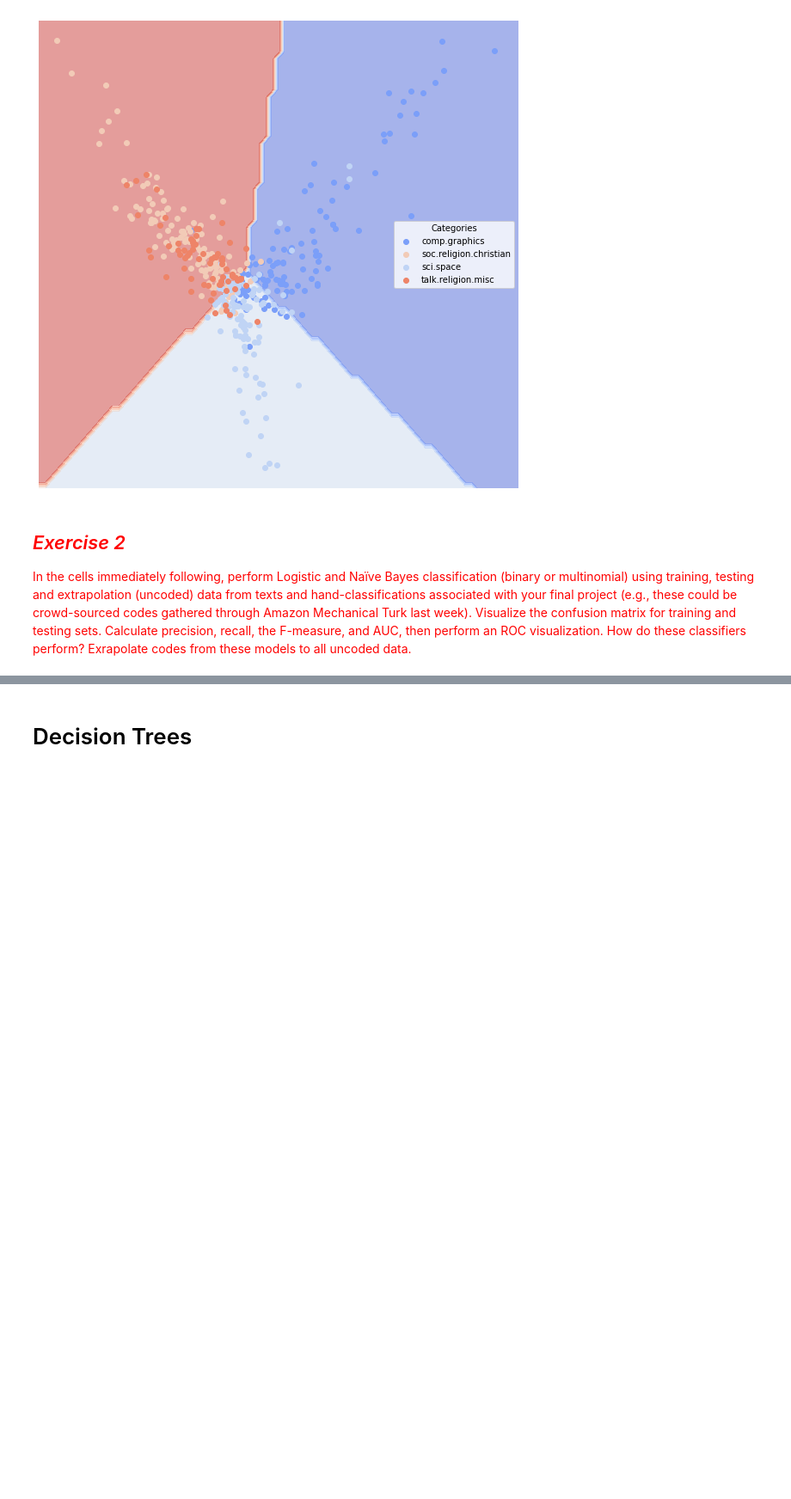
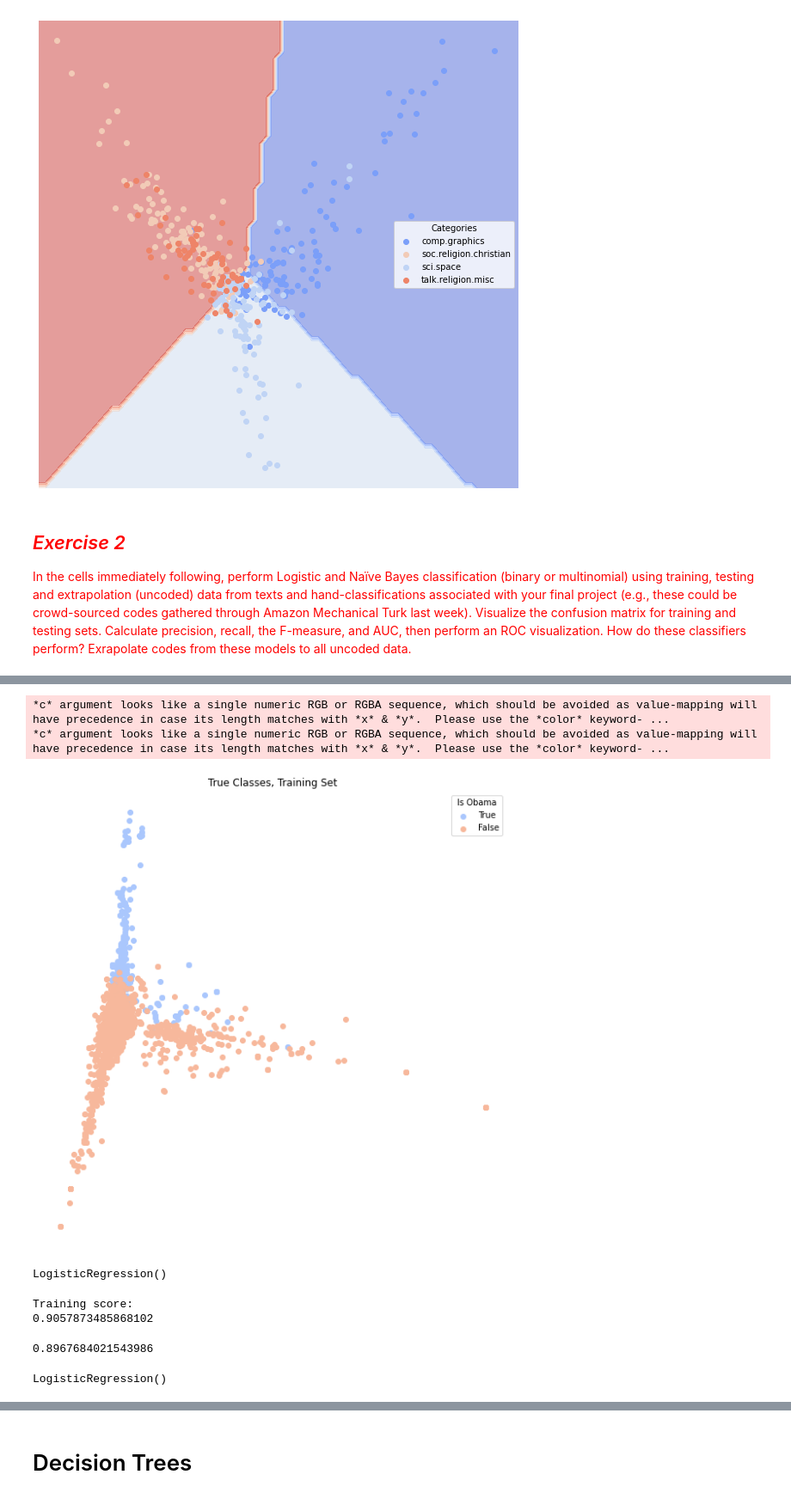
Before and after one commit to Raychanan/Homework-Notebooks, a Jupyter notebook: week-4/4-Classification-HW_SUBMIT.ipynb, the cells around one changed output, grey strips where cells are left out. Shown at 86% size. Cells and saved outputs as stored; diff of their text form; code cells hidden in the pictures; blank space fills up the shorter version.

```diff
--- a/week-4/4-Classification-HW_SUBMIT.ipynb
+++ b/week-4/4-Classification-HW_SUBMIT.ipynb
@@ -846,0 +1390,5 @@ lucem_illud.plotregions(MultinomialNB_ng, test_ng_df)
+# %%
+TFVectorizer = sklearn.feature_extraction.text.TfidfVectorizer(max_df=100, min_df=2, stop_words='english', norm='l2')
+TFVects = TFVectorizer.fit_transform(train_data_df['Messages'])
+# %%
+train_data_df['vect'] = [np.array(v).flatten() for v in TFVects.todense()]
@@ -846,0 +1398,25 @@ lucem_illud.plotregions(MultinomialNB_ng, test_ng_df)
+# %%
+pca = sklearn.decomposition.PCA()
+reduced_data = pca.fit_transform(np.stack(train_data_df['vect'], axis=0))
+# %%
+train_data_df['pca'] = [r for r in reduced_data]
+# %%
+fig, ax = plt.subplots(figsize = (10,10))
+ax.axis('off')
+pallet = seaborn.color_palette(palette='coolwarm', n_colors = 2)
+
+#Plot Spam
+a = np.stack(train_data_df[train_data_df['category']]['pca'])
+ax.scatter(a[:,0], a[:, 1], c = pallet[0], label = "True")
+
+#Plot not Spam
+a = np.stack(train_data_df[train_data_df['category'].eq(False)]['pca'])
+ax.scatter(a[:,0], a[:, 1], c = pallet[1], label = "False")
+
+ax.legend(loc = 'upper right', title = 'Is Obama')
+plt.title('True Classes, Training Set')
+plt.show()
+# %% [output]
+*c* argument looks like a single numeric RGB or RGBA sequence, which should be avoided as value-mapping will have precedence in case its length matches with *x* & *y*.  Please use the *color* keyword- ...
+*c* argument looks like a single numeric RGB or RGBA sequence, which should be avoided as value-mapping will have precedence in case its length matches with *x* & *y*.  Please use the *color* keyword- ...
+[figure, added]
@@ -846,0 +1426,6 @@ lucem_illud.plotregions(MultinomialNB_ng, test_ng_df)
+# %%
+# Fit a logistic regression to our data (after PCA)!
+logistic = sklearn.linear_model.LogisticRegression()
+logistic.fit(np.stack(train_data_df['pca_reduced_10'], axis=0), train_data_df['category'])
+# %% [output]
+LogisticRegression()
@@ -846,0 +1434,11 @@ lucem_illud.plotregions(MultinomialNB_ng, test_ng_df)
+# %%
+# Predict
+
+train_data_df['nb_predict'] = logistic.predict(np.stack(train_data_df['pca_reduced_10'], axis=0))
+print("Training score:")
+print(logistic.score(np.stack(train_data_df['pca_reduced_10'], axis=0), train_data_df['category']))
+
+# Good result, but less perfect than other methods demonstrated later
+# %% [output]
+Training score:
+0.9057873485868102
@@ -846,0 +1447,26 @@ lucem_illud.plotregions(MultinomialNB_ng, test_ng_df)
+# %%
+#Create vectors
+TFVects_test = TFVectorizer.transform(test_data_df['Messages'])
+test_data_df['vect'] = [np.array(v).flatten() for v in TFVects_test.todense()]
+
+#PCA
+reduced_data_test = pca.transform(np.stack(test_data_df['vect'], axis=0))
+test_data_df['pca'] = [r for r in reduced_data_test]
+test_data_df['pca_reduced_10'] = test_data_df['pca'].apply(lambda x: x[:10])
+
+#Test
+logistic.score(np.stack(test_data_df['pca_reduced_10'], axis=0), test_data_df['category'])
+
+
+# the mean accuracy is only about 89.67 !!
+# pretty good!
+# %% [output]
+0.8967684021543986
+# %%
+# Now, add penalty to the logistics regression
+# The result is a model retaining only the most individually significant features.
+
+logistic_l1= sklearn.linear_model.LogisticRegression(penalty='l2')
+logistic_l1.fit(np.stack(train_data_df['vect'], axis=0), train_data_df['category'])
+# %% [output]
+LogisticRegression()
```
Also changed, not shown: parts of 180 cells of this notebook, 1 other file.
